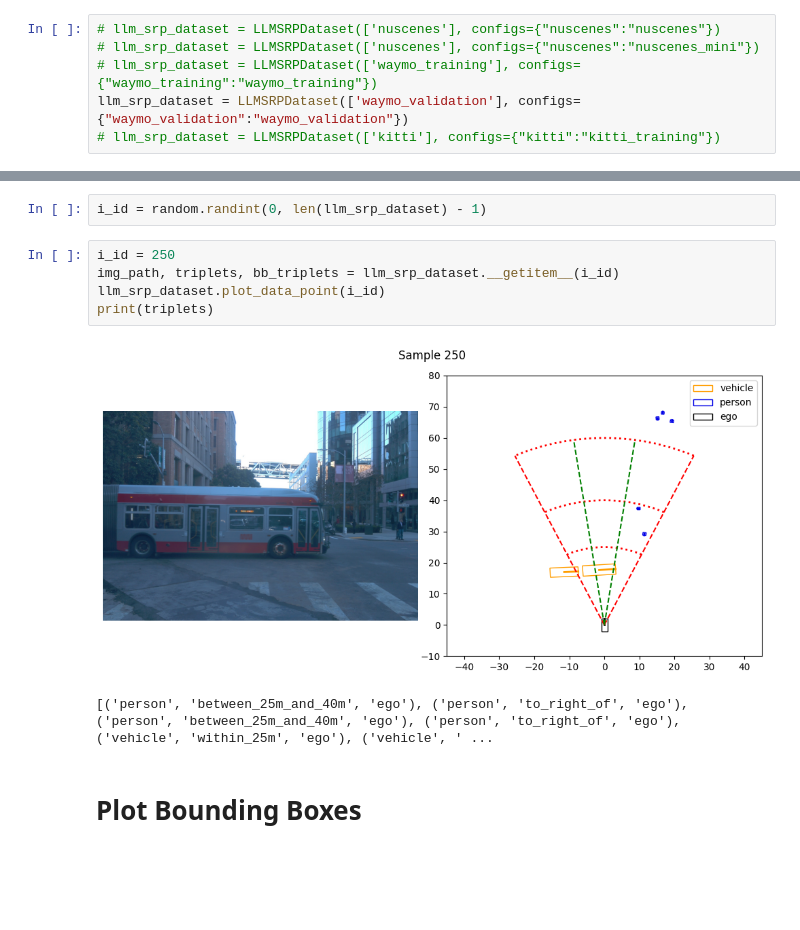
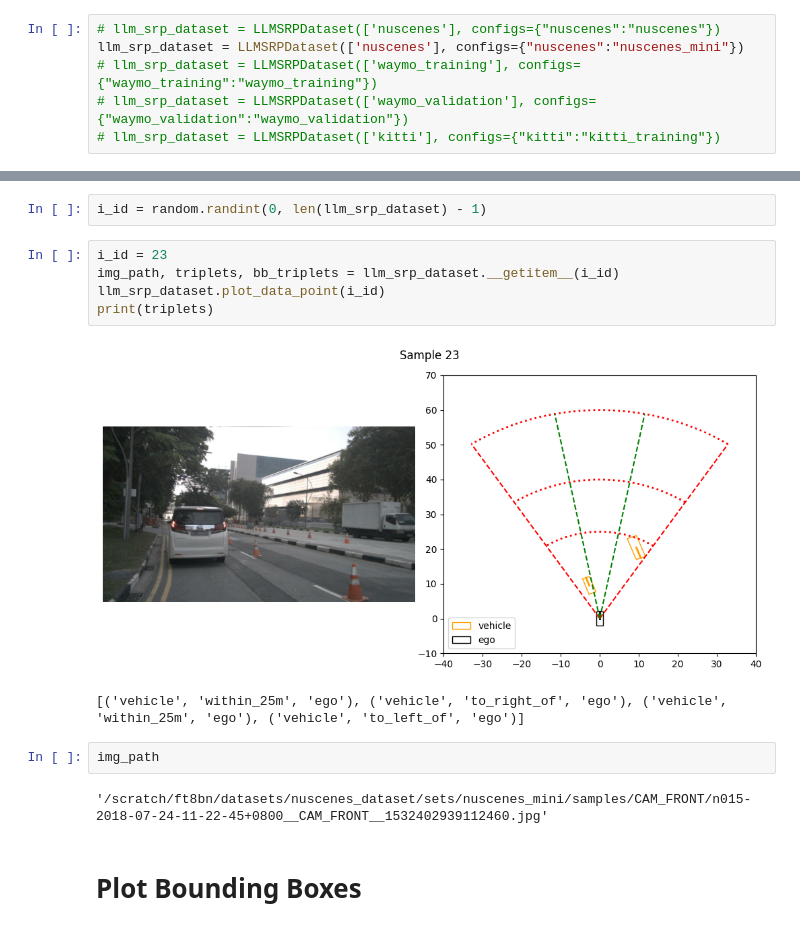
Before and after one commit to Felipetoledo4815/LLM_SRP, a Jupyter notebook: explore_llm_srp.ipynb, the cells around one changed output, grey strips where cells are left out. Cells and saved outputs as stored; diff of their text form; blank space fills up the shorter version.

```diff
--- a/explore_llm_srp.ipynb
+++ b/explore_llm_srp.ipynb
@@ -3,9 +3,9 @@ from dataset.llm_srp_dataset import LLMSRPDataset
 import random
 # %%
 # llm_srp_dataset = LLMSRPDataset(['nuscenes'], configs={"nuscenes":"nuscenes"})
-# llm_srp_dataset = LLMSRPDataset(['nuscenes'], configs={"nuscenes":"nuscenes_mini"})
+llm_srp_dataset = LLMSRPDataset(['nuscenes'], configs={"nuscenes":"nuscenes_mini"})
 # llm_srp_dataset = LLMSRPDataset(['waymo_training'], configs={"waymo_training":"waymo_training"})
-llm_srp_dataset = LLMSRPDataset(['waymo_validation'], configs={"waymo_validation":"waymo_validation"})
+# llm_srp_dataset = LLMSRPDataset(['waymo_validation'], configs={"waymo_validation":"waymo_validation"})
 # llm_srp_dataset = LLMSRPDataset(['kitti'], configs={"kitti":"kitti_training"})
 # %%
 # llm_srp_dataset = LLMSRPDataset(['nuscenes','kitti','waymo_validation'], configs={"nuscenes":"nuscenes_mini", "kitti":"kitti_training", "waymo_validation":"waymo_validation"})
@@ -14,13 +14,17 @@ llm_srp_dataset = LLMSRPDataset(['waymo_validation'], configs={"waymo_validation
 # %%
 i_id = random.randint(0, len(llm_srp_dataset) - 1)
 # %%
-i_id = 250
+i_id = 23
 img_path, triplets, bb_triplets = llm_srp_dataset.__getitem__(i_id)
 llm_srp_dataset.plot_data_point(i_id)
 print(triplets)
 # %% [output]
-[figure, old version]
+[figure, new version]
-[('person', 'between_25m_and_40m', 'ego'), ('person', 'to_right_of', 'ego'), ('person', 'between_25m_and_40m', 'ego'), ('person', 'to_right_of', 'ego'), ('vehicle', 'within_25m', 'ego'), ('vehicle', ' ...
+[('vehicle', 'within_25m', 'ego'), ('vehicle', 'to_right_of', 'ego'), ('vehicle', 'within_25m', 'ego'), ('vehicle', 'to_left_of', 'ego')]
+# %%
+img_path
+# %% [output]
+'/scratch/ft8bn/datasets/nuscenes_dataset/sets/nuscenes_mini/samples/CAM_FRONT/n015-2018-07-24-11-22-45+0800__CAM_FRONT__1532402939112460.jpg'
 # %% [markdown]
 # Plot Bounding Boxes
 # %%
```
Also changed, not shown: 7 other files.
